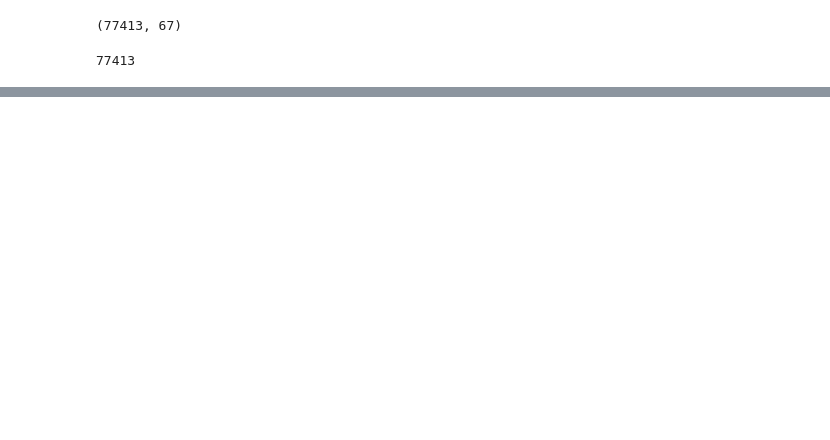
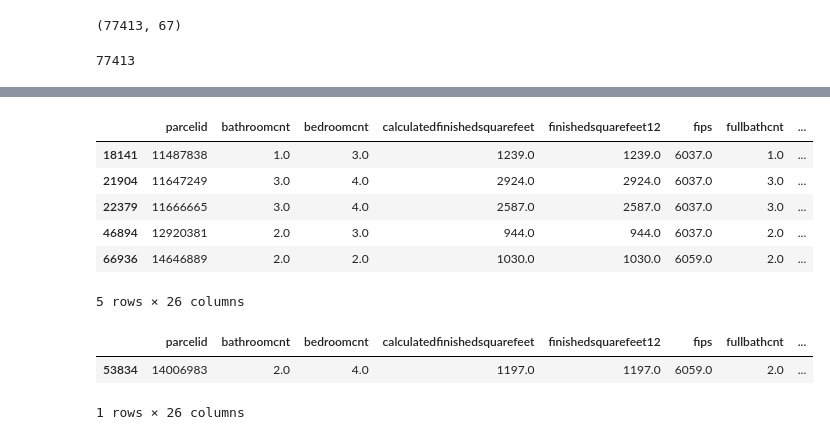
Before and after one commit to mdalton87/clustering-exercises, a Jupyter notebook: zillow.ipynb, the cells around one changed output, grey strips where cells are left out. Saved outputs shown, nothing was run; the diff lists cells and outputs as text; code cells hidden in the pictures; blank space fills up the shorter version.

```diff
--- a/zillow.ipynb
+++ b/zillow.ipynb
@@ -68,0 +206,4 @@ df2.head()
+# %%
+# drop any property listed less than or greater than 1
+
+df = df[df.unitcnt == 1]
@@ -68,0 +248,16 @@ df2.head()
+# %%
+df[df.taxamount.isnull()]
+# %% [output]
+|  | parcelid | bathroomcnt | bedroomcnt | calculatedfinishedsquarefeet | finishedsquarefeet12 | fips | fullbathcnt | ... |
+| 18141 | 11487838 | 1.0 | 3.0 | 1239.0 | 1239.0 | 6037.0 | 1.0 | ... |
+| 21904 | 11647249 | 3.0 | 4.0 | 2924.0 | 2924.0 | 6037.0 | 3.0 | ... |
+| 22379 | 11666665 | 3.0 | 4.0 | 2587.0 | 2587.0 | 6037.0 | 3.0 | ... |
+| 46894 | 12920381 | 2.0 | 3.0 | 944.0 | 944.0 | 6037.0 | 2.0 | ... |
+| 66936 | 14646889 | 2.0 | 2.0 | 1030.0 | 1030.0 | 6059.0 | 2.0 | ... |
+5 rows × 26 columns
+# %%
+df[df.taxvaluedollarcnt.isnull()]
+# %% [output]
+|  | parcelid | bathroomcnt | bedroomcnt | calculatedfinishedsquarefeet | finishedsquarefeet12 | fips | fullbathcnt | ... |
+| 53834 | 14006983 | 2.0 | 4.0 | 1197.0 | 1197.0 | 6059.0 | 2.0 | ... |
+1 rows × 26 columns
```
Also changed, not shown: parts of 50 cells of this notebook, 2 other files.
